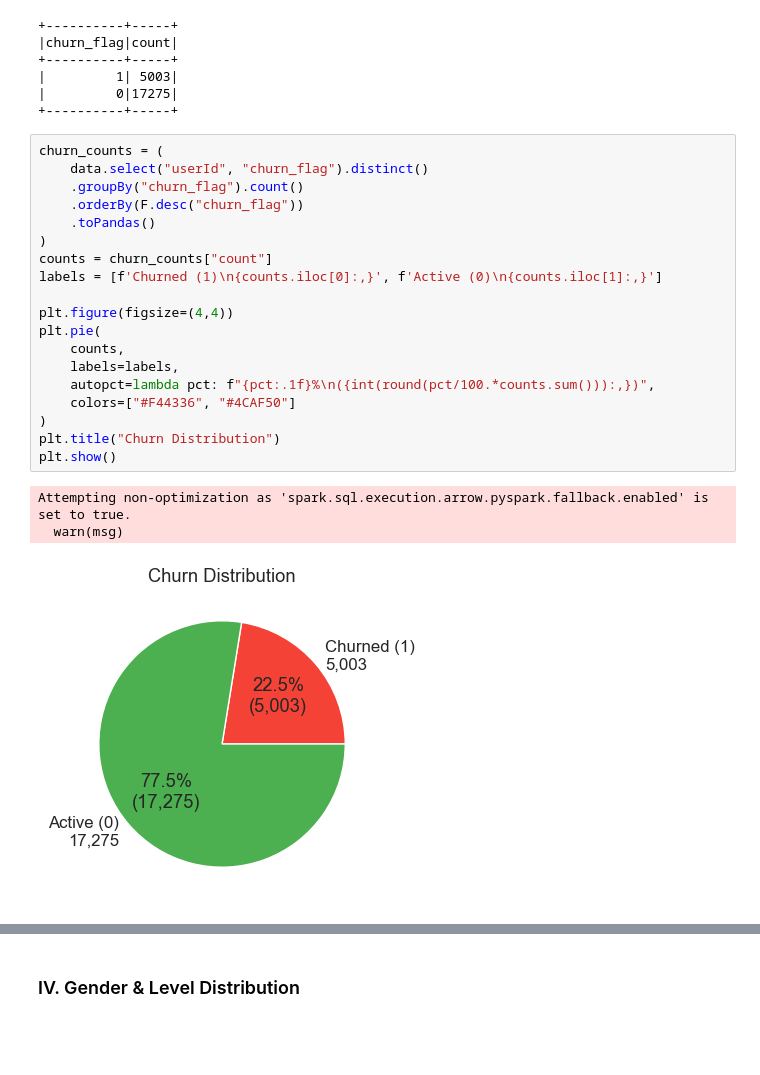
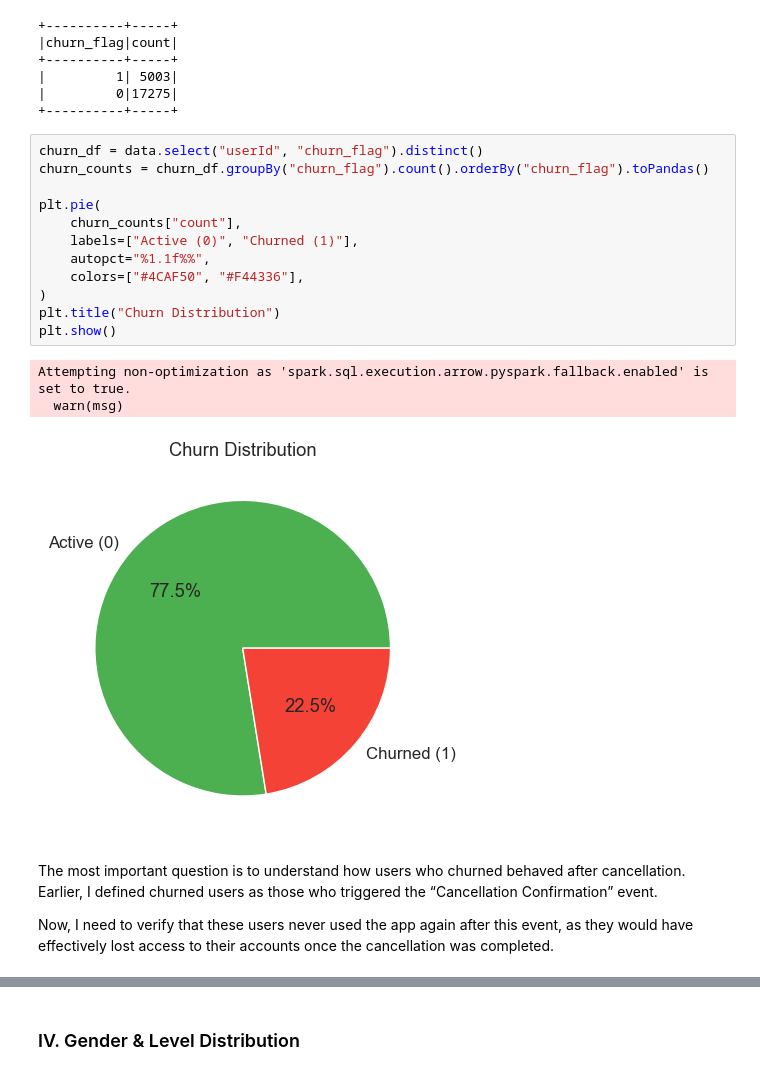
Before and after one commit to ZlataSparrow/Churn_Risk_Classification, a Jupyter notebook: notebook/02_EDA.ipynb, the cells around one changed output, grey strips where cells are left out. Saved outputs shown, nothing was run; the diff lists cells and outputs as text; blank space fills up the shorter version.

```diff
--- a/notebook/02_EDA.ipynb
+++ b/notebook/02_EDA.ipynb
@@ -306,25 +312,22 @@ data.select("userId", "churn_flag").distinct().groupBy("churn_flag").count().sho
 |         0|17275|
 +----------+-----+
 # %%
-churn_counts = (
-    data.select("userId", "churn_flag").distinct()
-    .groupBy("churn_flag").count()
-    .orderBy(F.desc("churn_flag"))
-    .toPandas()
-)
-counts = churn_counts["count"]
-labels = [f'Churned (1)\n{counts.iloc[0]:,}', f'Active (0)\n{counts.iloc[1]:,}']
+churn_df = data.select("userId", "churn_flag").distinct()
+churn_counts = churn_df.groupBy("churn_flag").count().orderBy("churn_flag").toPandas()
 
-plt.figure(figsize=(4,4))
 plt.pie(
-    counts,
-    labels=labels,
-    autopct=lambda pct: f"{pct:.1f}%\n({int(round(pct/100.*counts.sum())):,})",
-    colors=["#F44336", "#4CAF50"]
+    churn_counts["count"],
+    labels=["Active (0)", "Churned (1)"],
+    autopct="%1.1f%%",
+    colors=["#4CAF50", "#F44336"],
 )
 plt.title("Churn Distribution")
 plt.show()
 # %% [output]
 Attempting non-optimization as 'spark.sql.execution.arrow.pyspark.fallback.enabled' is set to true.
   warn(msg)
-[figure, old version]
+[figure, new version]
+# %% [markdown]
+The most important question is to understand how users who churned behaved after cancellation. Earlier, I defined churned users as those who triggered the “Cancellation Confirmation” event.
+
+Now, I need to verify that these users never used the app again after this event, as they would have effectively lost access to their accounts once the cancellation was completed.
```
Also changed, not shown: parts of 42 cells of this notebook, 1 other file.
